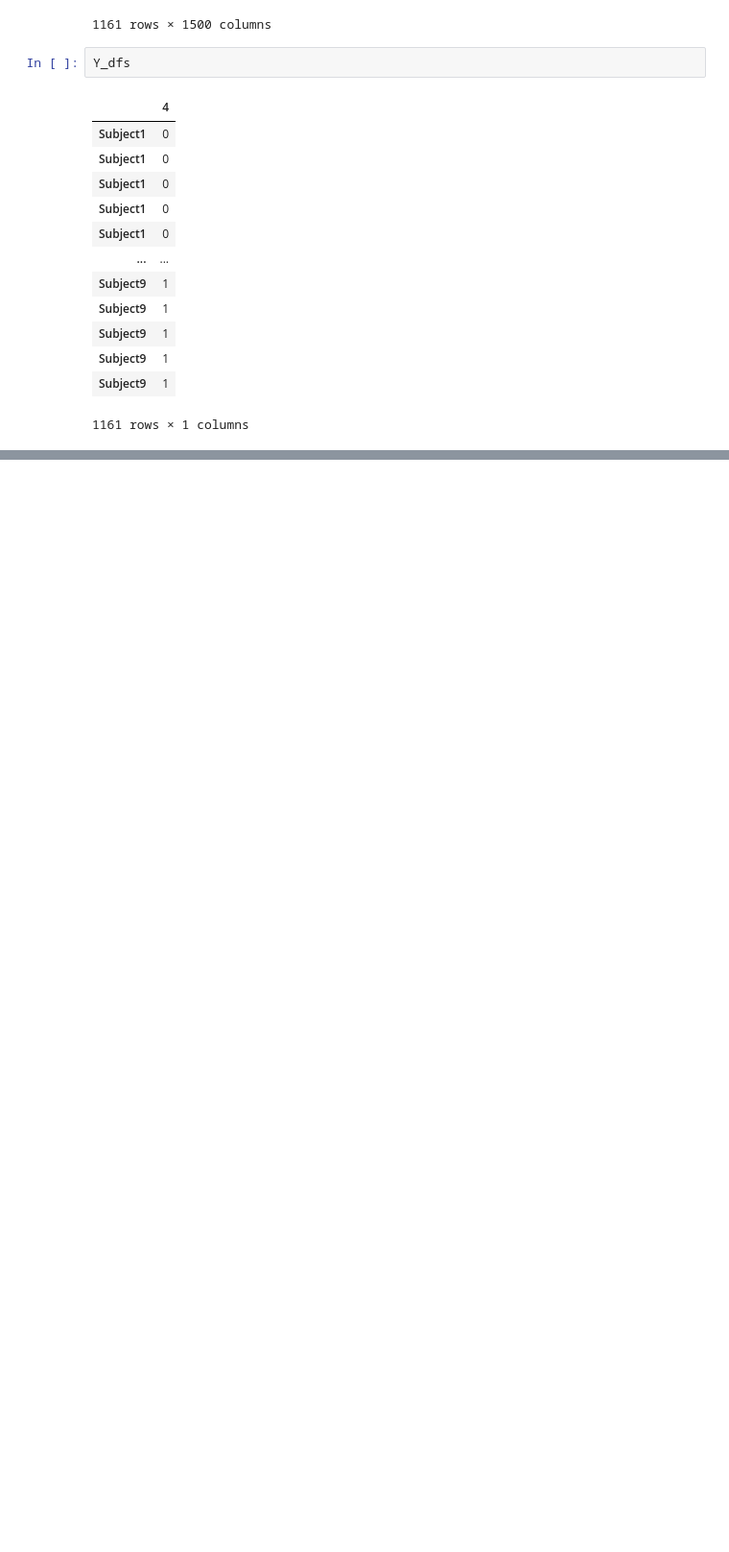
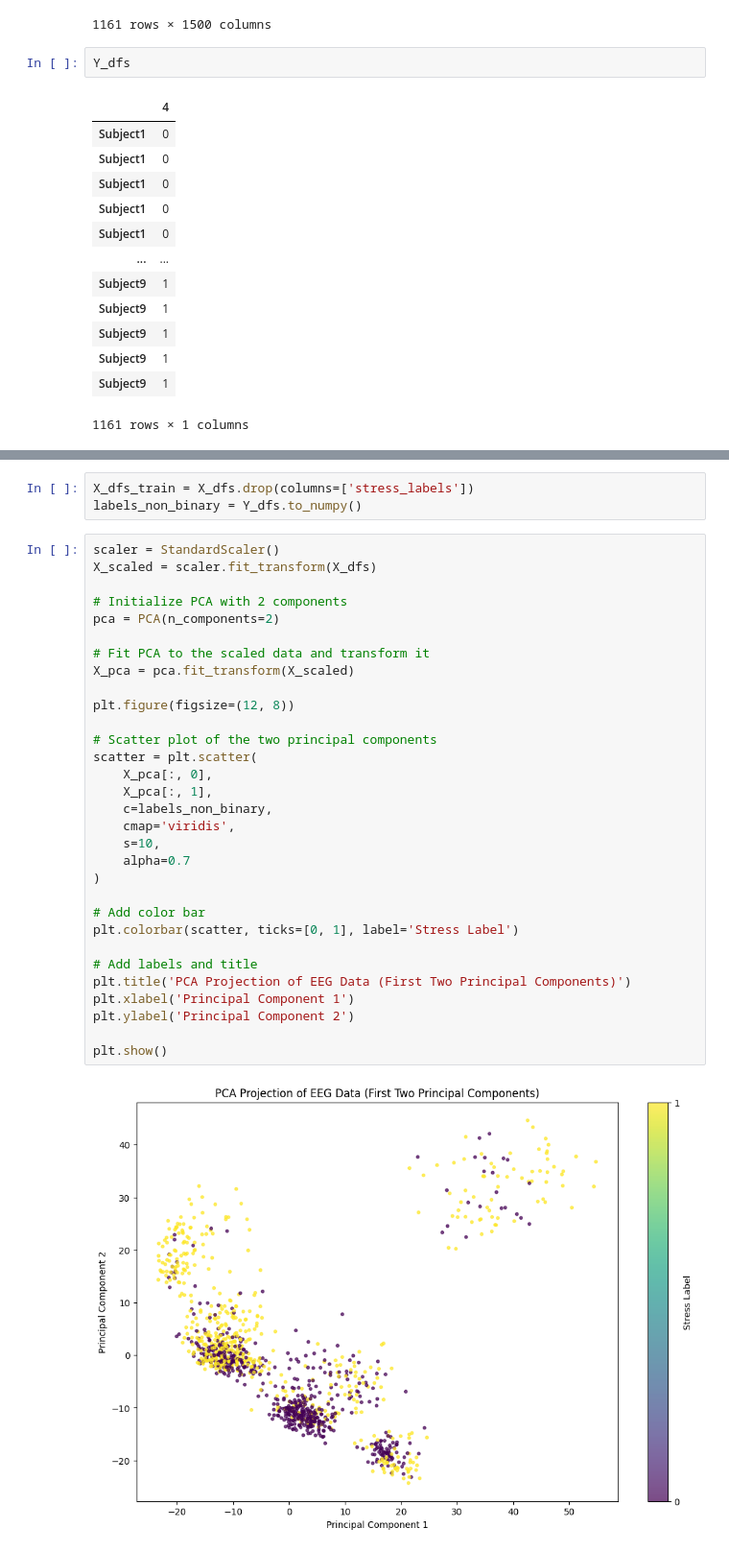
Before and after one commit to parvchor/COGS-118B-Project, a Jupyter notebook: workingCopy.ipynb, the cells around one changed output, grey strips where cells are left out. Shown at 96% size. Saved outputs shown, nothing was run; the diff lists cells and outputs as text; blank space fills up the shorter version.

```diff
--- a/workingCopy.ipynb
+++ b/workingCopy.ipynb
@@ -210,0 +346,36 @@ ImportError: Numba needs NumPy 2.0 or less. Got NumPy 2.1.
+# %%
+X_dfs_train = X_dfs.drop(columns=['stress_labels'])
+labels_non_binary = Y_dfs.to_numpy()
+# %%
+scaler = StandardScaler()
+X_scaled = scaler.fit_transform(X_dfs)
+
+# Initialize PCA with 2 components
+pca = PCA(n_components=2)
+
+# Fit PCA to the scaled data and transform it
+X_pca = pca.fit_transform(X_scaled)
+
+plt.figure(figsize=(12, 8))
+
+# Scatter plot of the two principal components
+scatter = plt.scatter(
+    X_pca[:, 0],
+    X_pca[:, 1],
+    c=labels_non_binary,
+    cmap='viridis',
+    s=10,
+    alpha=0.7
+)
+
+# Add color bar
+plt.colorbar(scatter, ticks=[0, 1], label='Stress Label')
+
+# Add labels and title
+plt.title('PCA Projection of EEG Data (First Two Principal Components)')
+plt.xlabel('Principal Component 1')
+plt.ylabel('Principal Component 2')
+
+plt.show()
+# %% [output]
+[figure, added]
```
Also changed, not shown: parts of 18 cells of this notebook, 1 other file.
